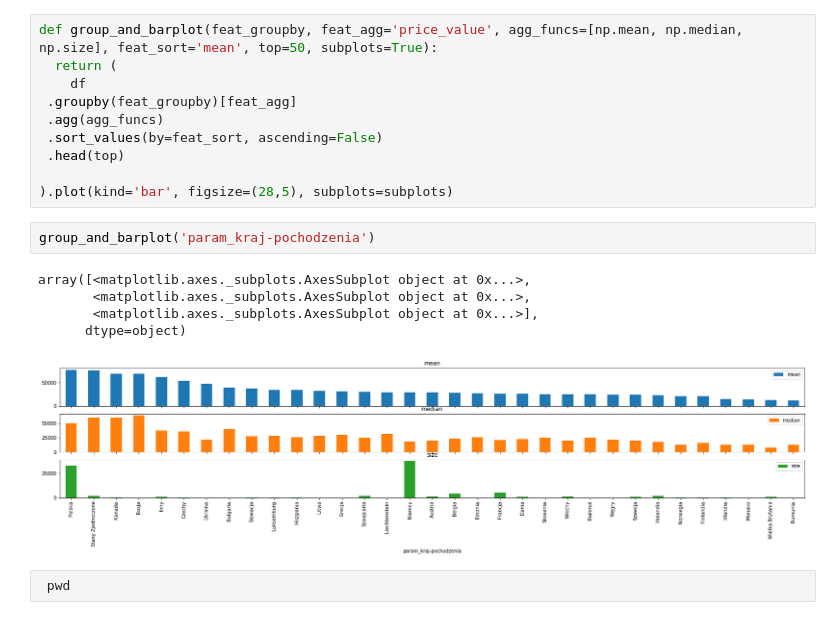
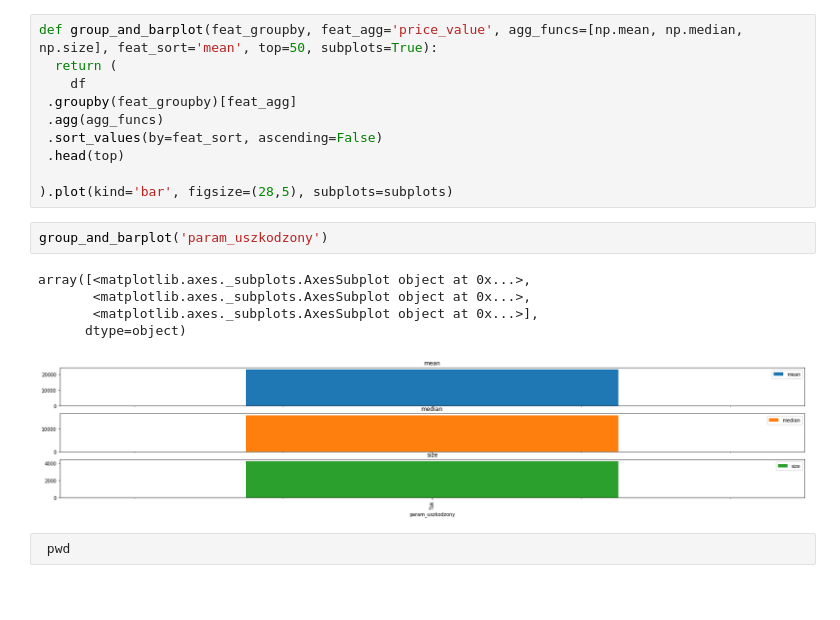
Before and after one commit to shingeru/dw_matrix_cat, a Jupyter notebook: day2_visialisation.ipynb, the cells around one changed output. Cells and saved outputs as stored; diff of their text form; blank space fills up the shorter version.

```diff
--- a/day2_visialisation.ipynb
+++ b/day2_visialisation.ipynb
@@ -108,14 +108,14 @@ def group_and_barplot(feat_groupby, feat_agg='price_value', agg_funcs=[np.mean,
  .head(top)
 
 ).plot(kind='bar', figsize=(28,5), subplots=subplots)
-# %%
-group_and_barplot('param_kraj-pochodzenia')
-# %% [output]
-array([<matplotlib.axes._subplots.AxesSubplot object at 0x...>,
-       <matplotlib.axes._subplots.AxesSubplot object at 0x...>,
-       <matplotlib.axes._subplots.AxesSubplot object at 0x...>],
-      dtype=object)
-[figure, removed]
+# %%
+group_and_barplot('param_uszkodzony')
+# %% [output]
+array([<matplotlib.axes._subplots.AxesSubplot object at 0x...>,
+       <matplotlib.axes._subplots.AxesSubplot object at 0x...>,
+       <matplotlib.axes._subplots.AxesSubplot object at 0x...>],
+      dtype=object)
+[figure, added]
 # %%
  pwd
 # %% [output]
```
Also changed, not shown: parts of 3 cells of this notebook, 4 other files.
